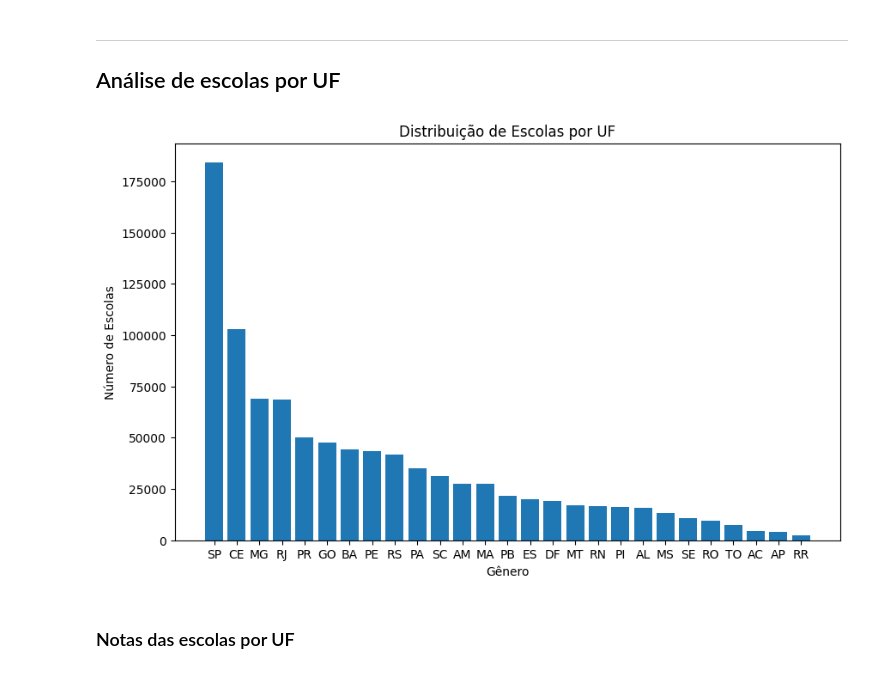
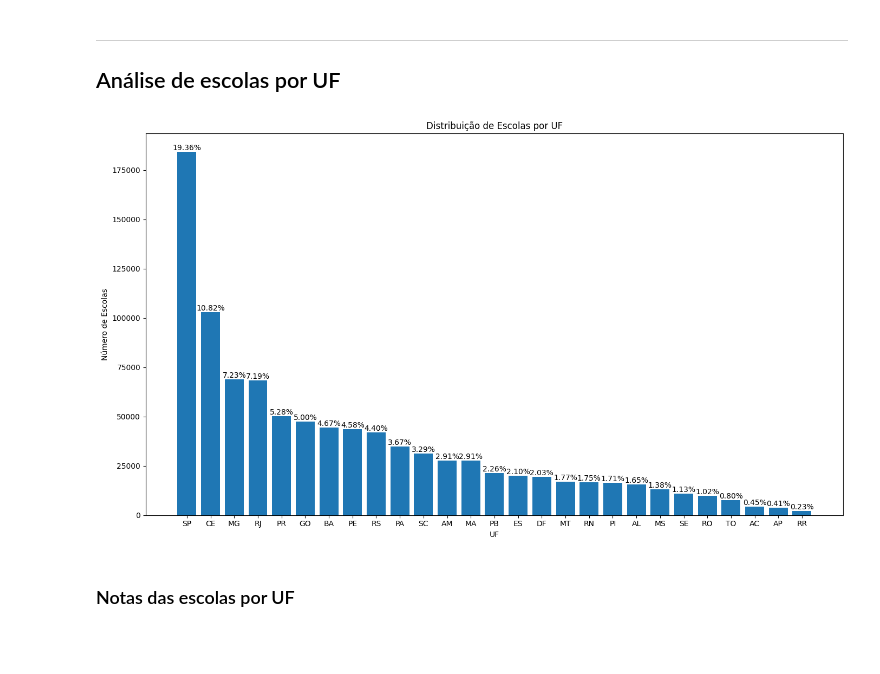
Before and after one commit to giolangella/Analise-de-Microdados-ENEM-2022, a Jupyter notebook: main.ipynb, the cells around one changed output. Saved outputs shown, nothing was run; the diff lists cells and outputs as text; code cells hidden in the pictures; blank space fills up the shorter version.

```diff
--- a/main.ipynb
+++ b/main.ipynb
@@ -189,14 +189,28 @@ ___
 ## Análise de escolas por UF
 # %%
 contagem_uf = df_otimizado['SG_UF_ESC'].value_counts()
-plt.figure(figsize=(10, 6))
-plt.bar(contagem_uf.index, contagem_uf.values)
-plt.xlabel('Gênero')
+
+plt.figure(figsize=(14, 8))
+
+plt.bar(contagem_uf.index, contagem_uf.values, width=0.8, linewidth=0.8)
+
+plt.xlabel('UF')
 plt.ylabel('Número de Escolas')
 plt.title('Distribuição de Escolas por UF')
+
+total = contagem_uf.sum()
+porcentagem_uf = (contagem_uf / total) * 100
+
+for i, count in enumerate(contagem_uf.values):
+    percent = porcentagem_uf[i]
+    plt.annotate(f'{percent:.2f}%', (i, count), ha='center', va='bottom')
+
 plt.ticklabel_format(style='plain', axis='y')
+
+plt.tight_layout()
+plt.show()
 # %% [output]
-[figure, old version]
+[figure, new version]
 # %% [markdown]
 ### Notas das escolas por UF
 # %%
```
Also changed, not shown: 3 other files.
